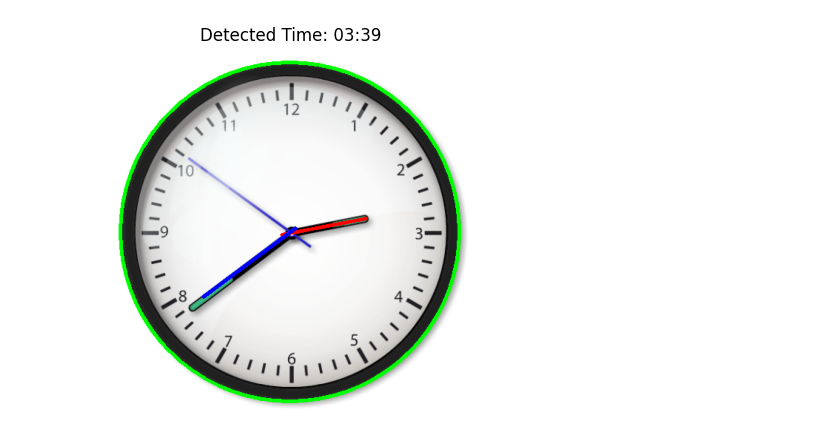
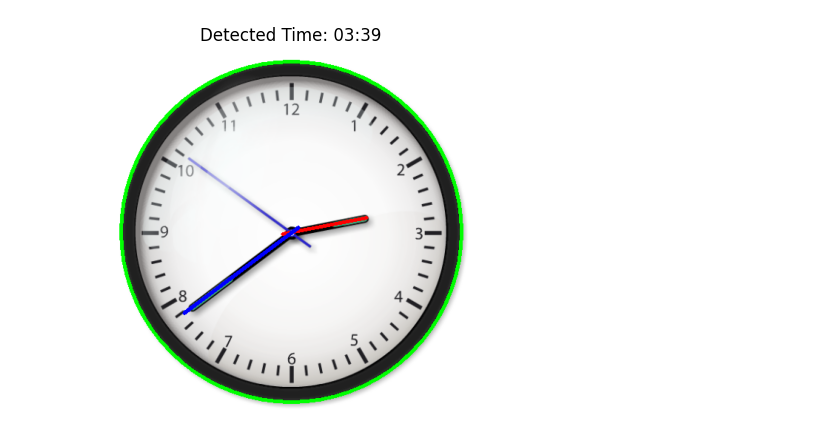
Before and after one commit to tbtiberiu/tick-track, a Jupyter notebook: clock_detector.ipynb, the cells around one changed output. Drawn from its saved outputs; the diff is of its cells as text; code cells hidden in the pictures.

Commit message:
Add better resize method

```diff
--- a/clock_detector.ipynb
+++ b/clock_detector.ipynb
@@ -143,7 +116,7 @@ def is_line_on_circle(line, center, radius, tolerance=50):
     # Verifică dacă ambele capete sunt aproape de circumferința cercului
     return (abs(dist1 - radius) < tolerance and abs(dist2 - radius) < tolerance)
 # %%
-def get_straight_lines(image):
+def get_straight_lines(image, radius):
     """
     Detectează liniile drepte dintr-o imagine folosind transformata Hough.
 
@@ -212,3 +177,28 @@ Minute hand is(np.int32(265), np.int32(242), np.int32(142), np.int32(334))
+# %%
+def filter_lines_within_circle(lines, center, radius):
+    """
+    Filtrează liniile păstrând doar acelea care sunt complet în interiorul unui cerc.
+
+    Parametri:
+    - lines: Listă de linii [(x1, y1, x2, y2), ...].
+    - center: Tuplu (cx, cy) care reprezintă centrul cercului.
+    - radius: Raza cercului.
+
+    Returnează:
+    - Listă de linii care sunt complet în interiorul cercului.
+    """
+    cx, cy = center
+    filtered_lines = []
+
+    for line in lines:
+        x1, y1, x2, y2 = line[0]
+        dist1 = ((x1 - cx) ** 2 + (y1 - cy) ** 2) ** 0.5
+        dist2 = ((x2 - cx) ** 2 + (y2 - cy) ** 2) ** 0.5
+
+        if dist1 <= radius and dist2 <= radius:
+            filtered_lines.append(line)
+
+    return filtered_lines
 # %%
 def calculate_angle(line, center):
     x1, y1, x2, y2 = line
@@ -217,11 +207,3 @@ def calculate_angle(line, center):
 
     angle = (90 - angle) % 360
     return angle
-
-minute_angle = calculate_angle(minute_hand, center)
-hour_angle = calculate_angle(hour_hand, center)
-
-minute = round(minute_angle / 6) % 60 # Each minute represents 6 degrees
-hour = round(hour_angle / 30) % 12  # Each hour represents 30 degrees
-
-print(f"Detected Time: {hour}:{minute:02d}")
@@ -251,7 +218,7 @@ def show_lines_analog_clock(input_image):
     if input_image.dtype != np.uint8:
         input_image = (input_image * 255).astype(np.uint8)
 
-    input_image = cv2.resize(input_image, (TARGET_WIDTH, TARGET_HEIGHT), interpolation=cv2.INTER_AREA)
+    input_image = resize_image(input_image)
 
     if len(input_image.shape) == 3:
         image_gray = cv2.cvtColor(input_image, cv2.COLOR_RGB2GRAY)
@@ -259,36 +226,37 @@ def show_lines_analog_clock(input_image):
         image_gray = input_image
 
     blurred = cv2.bilateralFilter(image_gray, d=9, sigmaColor=75, sigmaSpace=75)
 
     center, radius = get_clock_contour(blurred)
     cv2.circle(input_image, center, radius, (0, 255, 0), 3)
-    lines = get_straight_lines(blurred)
-    hour_hand, minute_hand = get_possible_hand_positions(lines, center, radius)
+    lines = get_straight_lines(blurred, radius)
+    filtered_lines = filter_lines_within_circle(lines, center, radius)
+    hour_hand, minute_hand = get_possible_hand_positions(filtered_lines, center, radius)
     minute_angle = calculate_angle(minute_hand, center)
     hour_angle = calculate_angle(hour_hand, center)
 
     if hour_hand is not None:
         hour = round(hour_angle / 30) % 12  # Each hour represents 30 degrees
         cv2.line(input_image, (hour_hand[0], hour_hand[1]), (hour_hand[2], hour_hand[3]), (0, 0, 255), 3)
 
     if minute_hand is not None:
         minute = round(minute_angle / 6) % 60 # Each minute represents 6 degrees
         cv2.line(input_image, (minute_hand[0], minute_hand[1]), (minute_hand[2], minute_hand[3]), (255, 0, 0), 3)
 
     final_image = cv2.cvtColor(input_image, cv2.COLOR_BGR2RGB)
 
     return final_image, hour, minute
 
 
 image = io.imread('images\\3.png')
 final_image, hour, minute = show_lines_analog_clock(image)
 
 plt.figure(), plt.imshow(final_image)
 plt.title(f"Detected Time: {hour:02d}:{minute:02d}")
 plt.axis('off')
 plt.show()
 # %% [output]
-[figure, old version]
+[figure, new version]
 # %%
 def process_image(filepath):
     image = io.imread(filepath)
```
Also changed, not shown: parts of 8 cells of this notebook.
